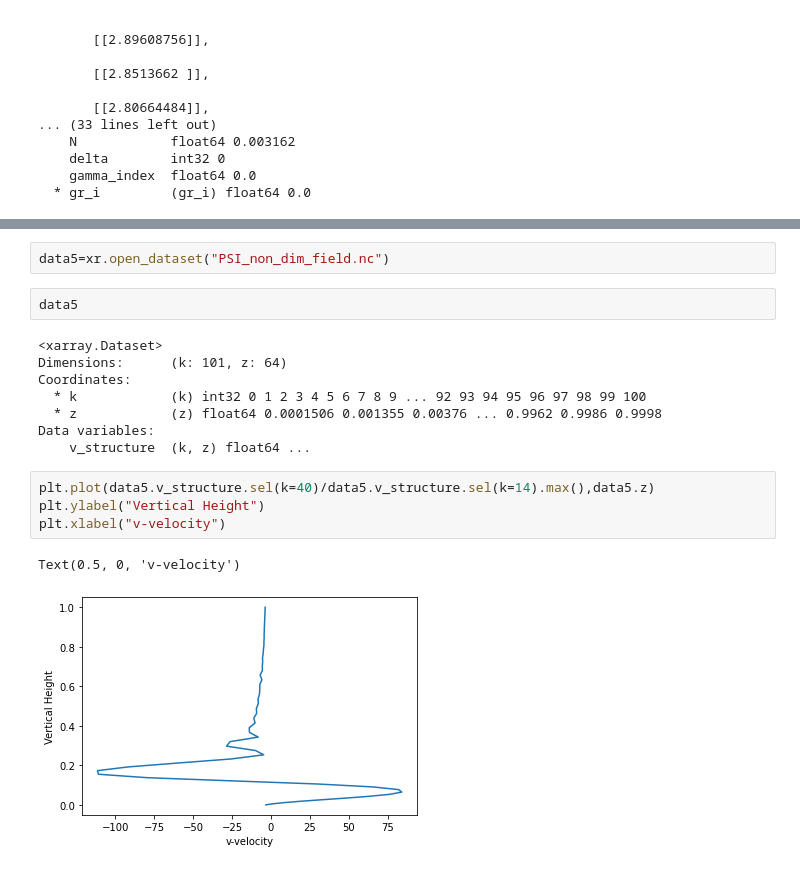
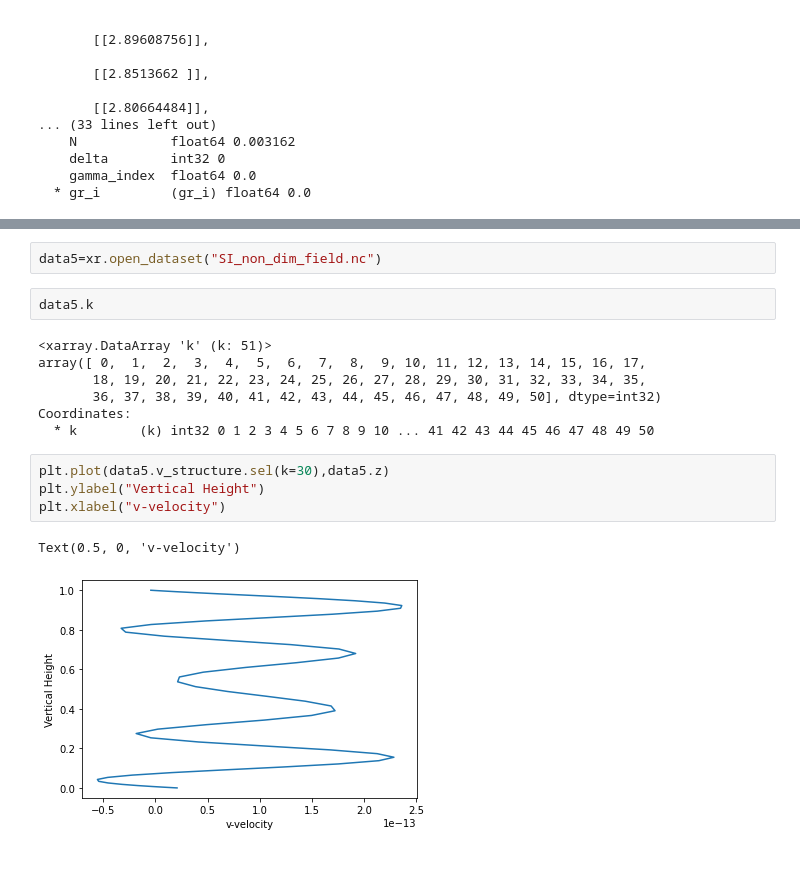
Before and after one commit to loganpknudsen/BottomBoundaryLayer, a Jupyter notebook: SI_growth_rate_checker.ipynb, the cells around one changed output, grey strips where cells are left out. Saved outputs shown, nothing was run; the diff lists cells and outputs as text.

```diff
--- a/SI_growth_rate_checker.ipynb
+++ b/SI_growth_rate_checker.ipynb
@@ -199,19 +198,18 @@ Text(0, 0.5, 'Growth Rate')
 # %%
-data5=xr.open_dataset("PSI_non_dim_field.nc")
+data5=xr.open_dataset("SI_non_dim_field.nc")
 # %%
-data5
+data5.k
 # %% [output]
-<xarray.Dataset>
-Dimensions:      (k: 101, z: 64)
+<xarray.DataArray 'k' (k: 51)>
+array([ 0,  1,  2,  3,  4,  5,  6,  7,  8,  9, 10, 11, 12, 13, 14, 15, 16, 17,
+       18, 19, 20, 21, 22, 23, 24, 25, 26, 27, 28, 29, 30, 31, 32, 33, 34, 35,
+       36, 37, 38, 39, 40, 41, 42, 43, 44, 45, 46, 47, 48, 49, 50], dtype=int32)
 Coordinates:
-  * k            (k) int32 0 1 2 3 4 5 6 7 8 9 ... 92 93 94 95 96 97 98 99 100
-  * z            (z) float64 0.0001506 0.001355 0.00376 ... 0.9962 0.9986 0.9998
-Data variables:
-    v_structure  (k, z) float64 ...
+  * k        (k) int32 0 1 2 3 4 5 6 7 8 9 10 ... 41 42 43 44 45 46 47 48 49 50
 # %%
-plt.plot(data5.v_structure.sel(k=40)/data5.v_structure.sel(k=14).max(),data5.z)
+plt.plot(data5.v_structure.sel(k=30),data5.z)
 plt.ylabel("Vertical Height")
 plt.xlabel("v-velocity")
 # %% [output]
 Text(0.5, 0, 'v-velocity')
-[figure, old version]
+[figure, new version]
```
Also changed, not shown: parts of 3 cells of this notebook, 2 other files.
